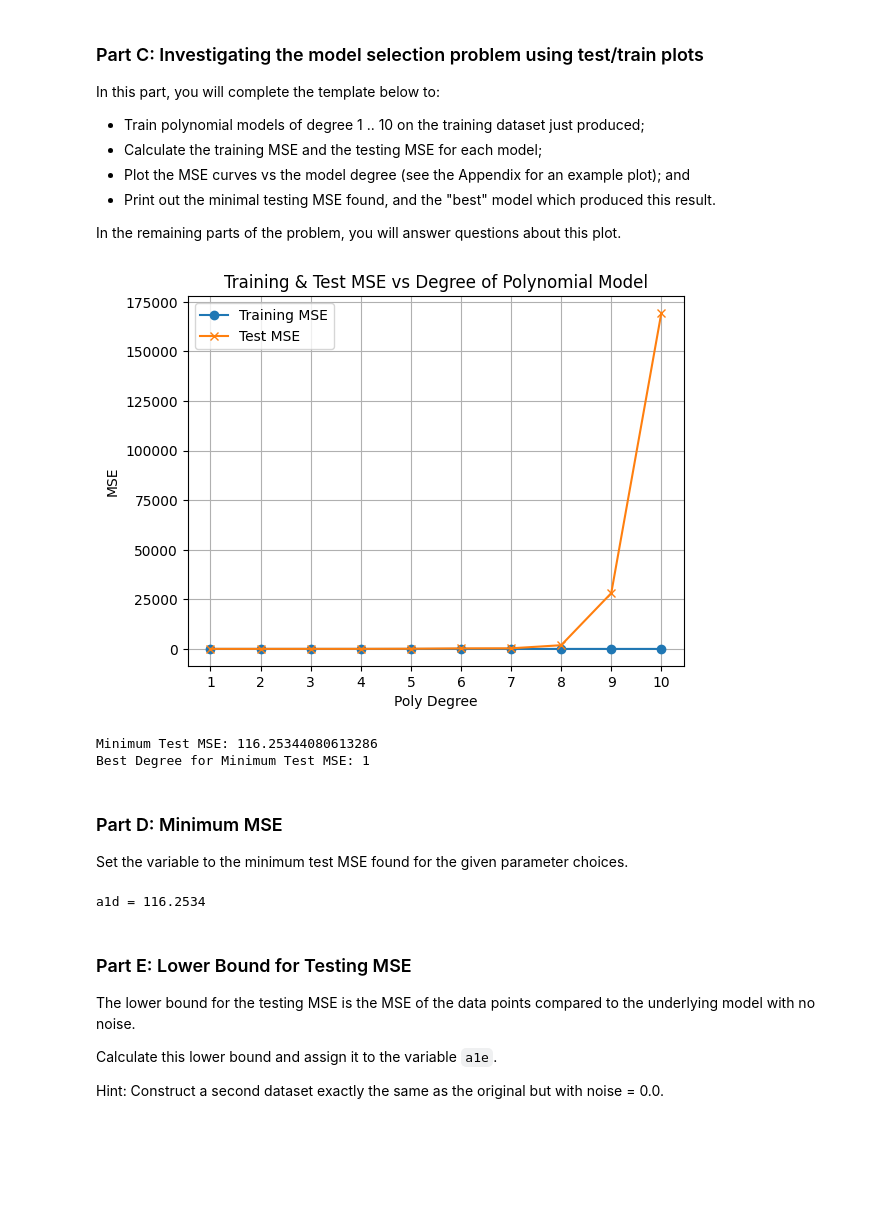
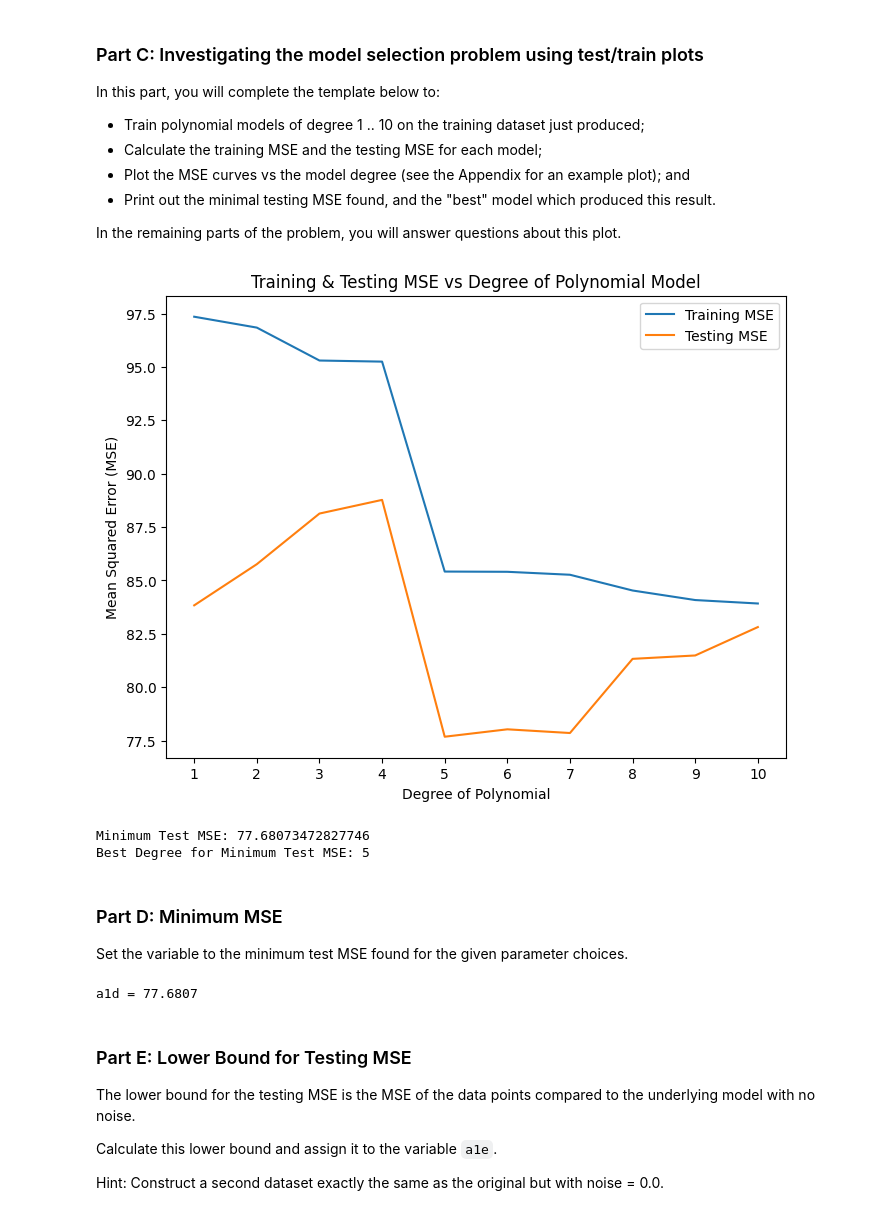
Before and after one commit to NicoleCarney/Module-3-Assignments, a Jupyter notebook: Homework_03.ipynb, the cells around one changed output. Cells and saved outputs as stored; diff of their text form; code cells hidden in the pictures; blank space fills up the shorter version.

```diff
--- a/Homework_03.ipynb
+++ b/Homework_03.ipynb
@@ -118,14 +118,12 @@ X,y = make_poly_model(n_samples=200,degree=5,noise=2,show_data=True,random_state
 Leave the others at the defaults and then split it into four subsets using
 sklearn's `test_train_split`; your results should match the test case.
 # %%
-X, y = make_regression(n_samples=200, n_features=1, noise=10, random_state=42)
+X, y = make_poly_model(n_samples=200, degree=5, noise=10, show_data=False, random_state=42)
 
-# 70% Training, 30% testing
+# Split the dataset into training and testing sets (70% training, 30% testing)
 X_train, X_test, y_train, y_test = train_test_split(X, y, test_size=0.3, random_state=42)
 
 print(X_train.shape, X_test.shape, y_train.shape, y_test.shape)
-
-# Test: Should print (140, 1) (60, 1) (140,) (60,)
 # %% [output]
 (140, 1) (60, 1) (140,) (60,)
 # %% [markdown]
@@ -139,64 +137,47 @@ In this part, you will complete the template below to:
 
 In the remaining parts of the problem, you will answer questions about this plot.
 # %%
-# Template for Problem One Part C
-
-X, y = make_regression(n_samples=200, n_features=1, noise=10, random_state=42)
-
-# 70% Training, 30% testing
-X_train, X_test, y_train, y_test = train_test_split(X, y, test_size=0.3, random_state=42)
-
-degrees = range(1,11) # try polynomials of these degrees
-train_errors = []     # store training MSEs for each degree here
-test_errors  = []     # store testing MSEs for each degree here
+degrees = range(1, 11)  # Polynomial degrees from 1 to 10
+train_errors = []       # List to store training MSEs
+test_errors = []        # List to store testing MSEs
 
 for d in degrees:
     poly = PolynomialFeatures(degree=d)
+
     X_train_poly = poly.fit_transform(X_train)
     X_test_poly = poly.transform(X_test)
-
-    # Fit a linear regression model on the transformed data
 
     model = LinearRegression()
     model.fit(X_train_poly, y_train)
 
-    # Predict on the train and test sets
-
     y_pred_train = model.predict(X_train_poly)
     y_pred_test = model.predict(X_test_poly)
 
-    # Calculate the MSEs and append to the appropriate lists
-
     train_mse = mean_squared_error(y_train, y_pred_train)
     test_mse = mean_squared_error(y_test, y_pred_test)
+
     train_errors.append(train_mse)
     test_errors.append(test_mse)
 
-# Plot training and test MSEs vs degree of model using train_errors and test_errors
-# Note that the x axis should have ticks for 1 .. 10 only
-
-plt.figure()
-plt.plot(degrees, train_errors, label='Training MSE', marker='o')
-plt.plot(degrees, test_errors, label='Test MSE', marker='x')
-plt.xlabel('Poly Degree')
-plt.ylabel('MSE')
-plt.title('Training & Test MSE vs Degree of Polynomial Model')
+plt.figure(figsize=(8, 6))
+plt.plot(degrees, train_errors, label='Training MSE')
+plt.plot(degrees, test_errors, label='Testing MSE')
+plt.xlabel('Degree of Polynomial')
+plt.ylabel('Mean Squared Error (MSE)')
+plt.title('Training & Testing MSE vs Degree of Polynomial Model')
 plt.legend()
 plt.xticks(degrees)
-plt.grid(True)
 plt.show()
 
-# Calculate minimal MSE and degree for test set and print out
-# Hint: notice carefully that the MSE lists are for degrees [1, 2, 3, ....]  (i.e., index + 1)
 min_test_mse = min(test_errors)
 best_degree = degrees[test_errors.index(min_test_mse)]
 
-print("Minimum Test MSE:", min_test_mse)
-print("Best Degree for Minimum Test MSE:", best_degree)
+print(f"Minimum Test MSE: {min_test_mse}")
+print(f"Best Degree for Minimum Test MSE: {best_degree}")
 # %% [output]
-[figure, old version]
+[figure, new version]
-Minimum Test MSE: 116.25344080613286
-Best Degree for Minimum Test MSE: 1
+Minimum Test MSE: 77.68073472827746
+Best Degree for Minimum Test MSE: 5
 # %% [markdown]
 ### Part D: Minimum MSE
 
@@ -207,7 +188,7 @@ a1d = min_test_mse                     # Just to get the cell to run without err
 
 print(f'a1d = {a1d:.4f}')              # Do NOT change this print statement in any way, it is used by the auto-grader!
 # %% [output]
-a1d = 116.2534
+a1d = 77.6807
 # %% [markdown]
 ### Part E: Lower Bound for Testing MSE
 
```
Also changed, not shown: parts of 8 cells of this notebook.
